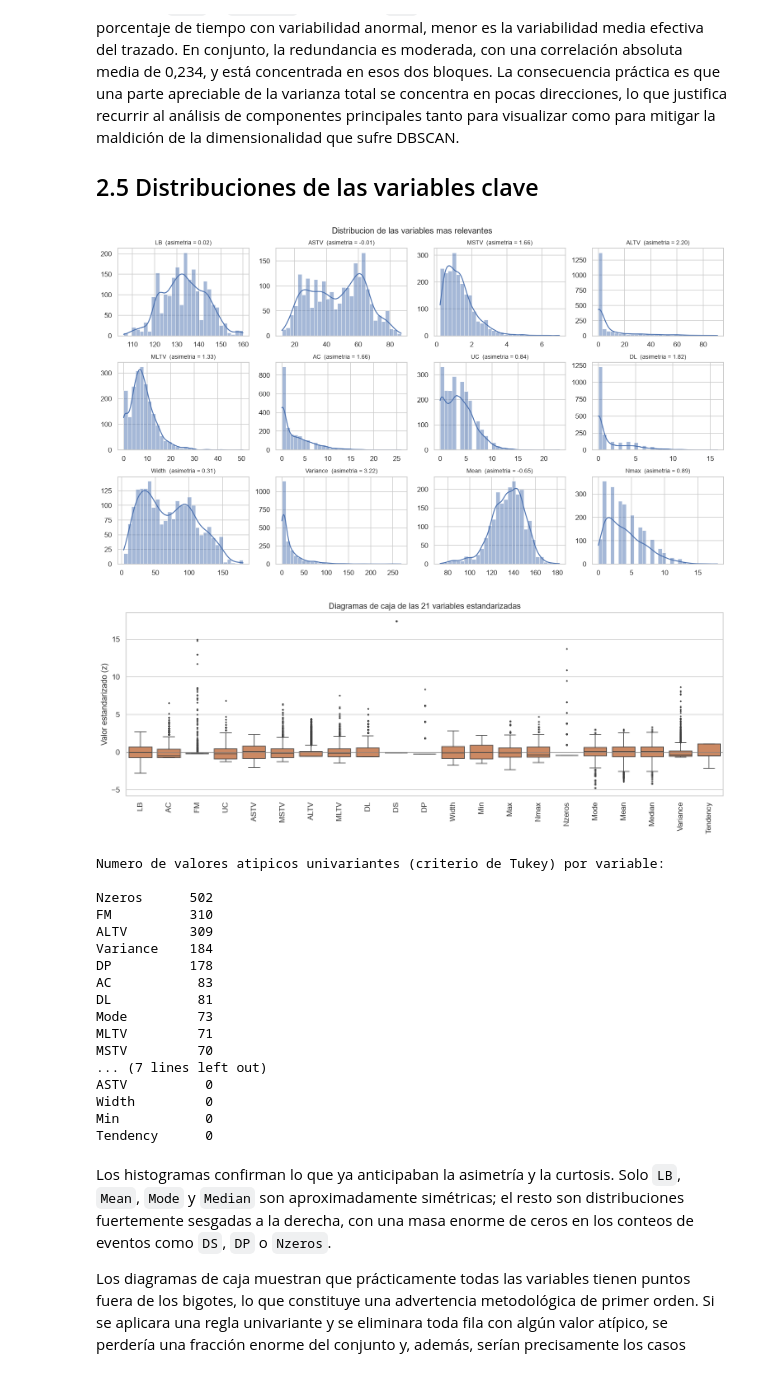
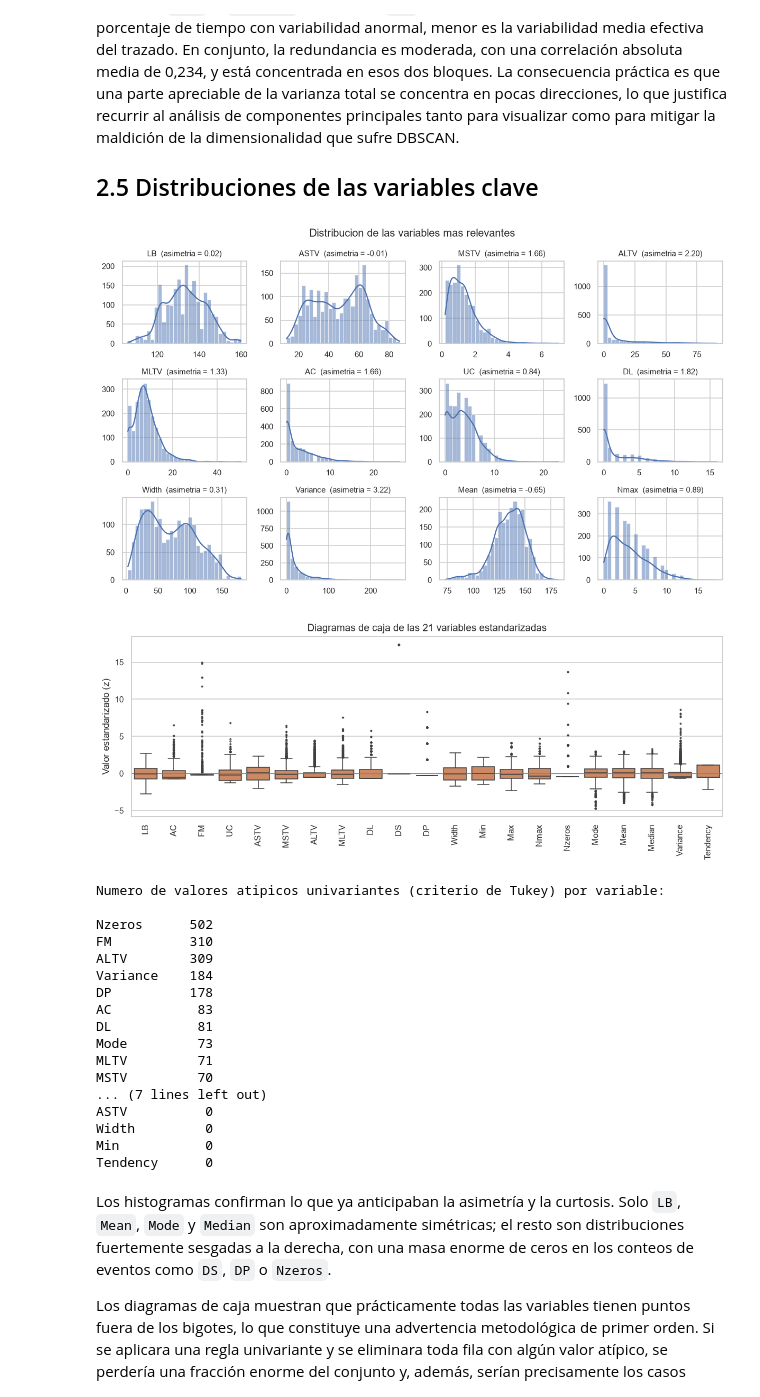
Before and after one commit to amenesesy/actividad-ml-ctg, a Jupyter notebook: ML_Actividad_CTG.ipynb, the cells around one changed output. Drawn from its saved outputs; the diff is of its cells as text; code cells hidden in the pictures.

```diff
--- a/ML_Actividad_CTG.ipynb
+++ b/ML_Actividad_CTG.ipynb
@@ -52,5 +124,5 @@ sería verificable.
 # %%
-# Celda 0.1. Importacion de librerias y configuracion global.
+# Celda 0.2. Importacion de librerias y configuracion global.
 # Objetivo: cargar todas las dependencias en un unico lugar, fijar la semilla
 #   aleatoria y homogeneizar el estilo de los graficos.
 # Salidas: las constantes globales SEMILLA y DIR_FIGURAS, y el diccionario RES
@@ -104,9 +176,17 @@ pd.set_option("display.max_columns", 50)
 
 sns.set_theme(style="whitegrid", palette="deep")   # estilo homogeneo de figuras
 plt.rcParams["figure.dpi"] = 110
-plt.rcParams["savefig.dpi"] = 150
+plt.rcParams["savefig.dpi"] = 200      # resolucion suficiente para imprimir
 plt.rcParams["savefig.bbox"] = "tight"
-plt.rcParams["font.size"] = 9
+# Tipografia holgada dentro de las figuras. Las figuras se disenan compactas y
+# con letra grande para que sigan siendo legibles cuando el informe en PDF las
+# reduce al ancho de la caja de texto.
+plt.rcParams["font.size"] = 11
+plt.rcParams["axes.titlesize"] = 12
+plt.rcParams["axes.labelsize"] = 11
+plt.rcParams["xtick.labelsize"] = 10
+plt.rcParams["ytick.labelsize"] = 10
+plt.rcParams["legend.fontsize"] = 10
 
 DIR_FIGURAS = pathlib.Path("figuras")         # carpeta destino de las figuras
 DIR_FIGURAS.mkdir(exist_ok=True)
@@ -167,17 +247,15 @@ clustering debería recuperarlos al menos en parte. El contraste posterior con
 algoritmo.
 # %%
 # Celda 1.1. Carga del conjunto de datos.
-# Se intenta primero la copia local, para poder ejecutar el cuaderno sin
-# conexion, y si no existe se descarga del repositorio del curso, de modo que
-# tambien funcione en Google Colab.
+# Se usa la copia local que dejo preparada la celda 0.1 y, si por lo que fuera
+# no estuviera, se recurre al archivo original publicado por el curso.
 # Salidas: df_bruto, con los datos tal y como vienen del archivo.
 
 RUTA_LOCAL = pathlib.Path("CTG.csv")
-URL_REMOTA = ("https://raw.githubusercontent.com/OscarJimenezFlores/ML/"
-              "refs/heads/main/Data/CTG.csv")
+URL_CURSO = ("https://raw.githubusercontent.com/OscarJimenezFlores/ML/"
+             "refs/heads/main/Data/CTG.csv")
 
-# Si el archivo esta junto al cuaderno se usa esa copia; si no, la URL publica.
-origen = RUTA_LOCAL if RUTA_LOCAL.exists() else URL_REMOTA
+origen = RUTA_LOCAL if RUTA_LOCAL.exists() else URL_CURSO
 df_bruto = pd.read_csv(origen)
 
 print("Origen de los datos          :", origen)
@@ -628,44 +709,44 @@ VARS_CLAVE = ["LB", "ASTV", "MSTV", "ALTV", "MLTV", "AC",
 datos_validos = df_bruto[VARIABLES].dropna()
 
 # Histogramas con estimacion de densidad
-fig, ejes = plt.subplots(3, 4, figsize=(14, 8))
+fig, ejes = plt.subplots(3, 4, figsize=(11, 6.6))
 for eje, col in zip(ejes.flatten(), VARS_CLAVE):
     sns.histplot(datos_validos[col], bins=30, kde=True, ax=eje, color="#4C72B0")
-    eje.set_title(col + "  (asimetria = %.2f)" % datos_validos[col].skew(), fontsize=9)
+    eje.set_title(col + "  (asimetria = %.2f)" % datos_validos[col].skew(), fontsize=10)
     eje.set_xlabel("")
     eje.set_ylabel("")
 fig.suptitle("Distribucion de las variables mas relevantes", fontsize=13)
 plt.tight_layout()
 guardar("fig_distribuciones")
 
 # Diagramas de caja sobre datos estandarizados. Se estandariza solo para poder
 # dibujar todas las variables en un mismo eje; el objetivo es comparar la
 # CANTIDAD de puntos que quedan fuera de los bigotes.
 datos_z = (datos_validos - datos_validos.mean()) / datos_validos.std()
 
-plt.figure(figsize=(13, 5))
+plt.figure(figsize=(10.5, 4.2))
 sns.boxplot(data=datos_z, orient="v", fliersize=1.5, color="#DD8452")
 plt.xticks(rotation=90)
 plt.axhline(0, color="grey", lw=0.8)
 plt.ylabel("Valor estandarizado (z)")
 plt.title("Diagramas de caja de las 21 variables estandarizadas")
 plt.tight_layout()
 guardar("fig_boxplots")
 
 # Cuantificacion del numero de atipicos univariantes por variable segun la
 # regla clasica de Tukey: fuera de [Q1 - 1.5*RIC, Q3 + 1.5*RIC].
 q1 = datos_validos.quantile(0.25)
 q3 = datos_validos.quantile(0.75)
 ric = q3 - q1
 atipicos_por_var = ((datos_validos < (q1 - 1.5 * ric)) | (datos_validos > (q3 + 1.5 * ric))).sum()
 atipicos_por_var = atipicos_por_var.sort_values(ascending=False)
 
 print("Numero de valores atipicos univariantes (criterio de Tukey) por variable:\n")
 print(atipicos_por_var.to_string())
 RES["atipicos_univariantes"] = atipicos_por_var.head(8).to_dict()
 # %% [output]
-[figure, old version]
+[figure, new version]
-[figure, old version]
+[figure, new version]
 Numero de valores atipicos univariantes (criterio de Tukey) por variable:
 
 Nzeros      502
```
Also changed, not shown: parts of 15 cells of this notebook, 22 other files.
